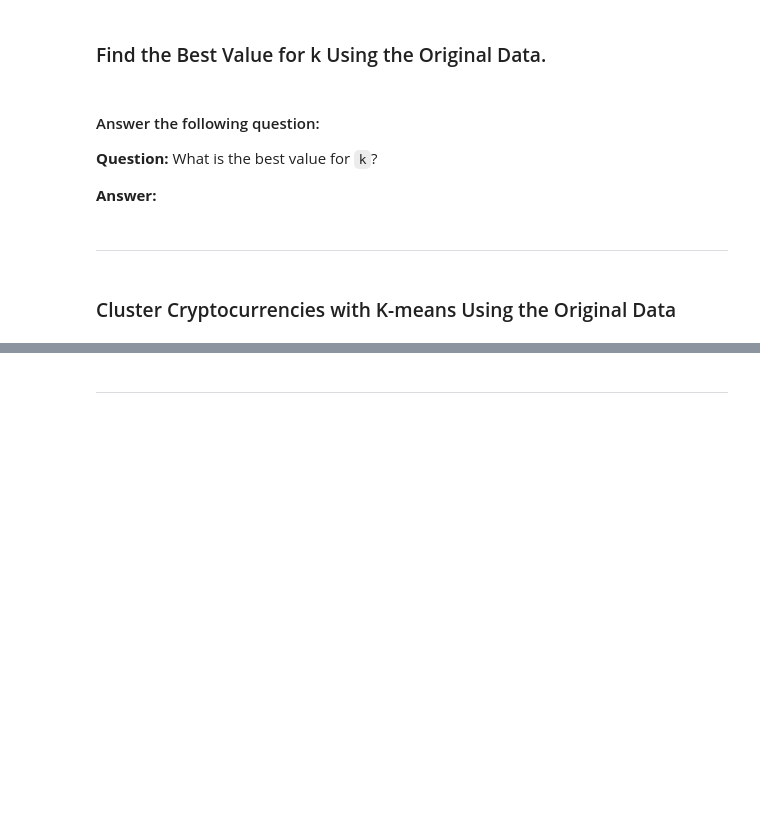
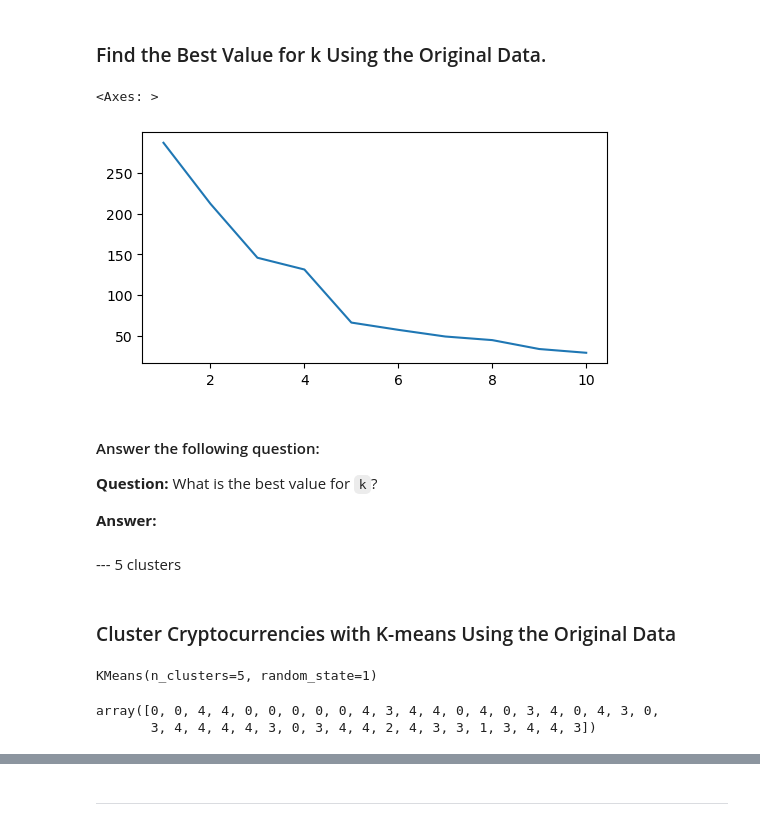
Before and after one commit to adrianfraile95/Crypto_Clustering, a Jupyter notebook: Crypto_Clustering.ipynb, the cells around one changed output, grey strips where cells are left out. Saved outputs shown, nothing was run; the diff lists cells and outputs as text; code cells hidden in the pictures; blank space fills up the shorter version.

```diff
--- a/Crypto_Clustering.ipynb
+++ b/Crypto_Clustering.ipynb
@@ -114,7 +113,11 @@ crypto_scaled
 # Create a list with the number of k-values from 1 to 11
 # %%
 # Create an empty list to store the inertia values
-
+inertia = []
+for k in range(1,11):
+    k_model= KMeans(n_clusters = k, random_state=1, n_init='auto')
+    k_model.fit(crypto_scaled)
+    inertia.append(k_model.inertia_)
 
 # Create a for loop to compute the inertia with each possible value of k
 # Inside the loop:
@@ -123,12 +126,15 @@ crypto_scaled
 # 3. Append the model.inertia_ to the inertia list
 # %%
 # Create a dictionary with the data to plot the Elbow curve
-
-
 # Create a DataFrame with the data to plot the Elbow curve
+elbow_series = pd.Series(inertia, index= range(1,11))
 # %%
 # Plot a line chart with all the inertia values computed with
 # the different values of k to visually identify the optimal value for k.
+elbow_series.plot(figsize=(6,3))
+# %% [output]
+<Axes: >
+[figure, added]
 # %% [markdown]
 #### Answer the following question:
 
@@ -136,7 +142,7 @@ crypto_scaled
 
 **Answer:**
 # %% [markdown]
----
+--- 5 clusters
 # %% [markdown]
 ### Cluster Cryptocurrencies with K-means Using the Original Data
 # %%
@@ -144,9 +151,15 @@ crypto_scaled
 # %%
 # Fit the K-Means model using the scaled data
+model.fit(crypto_scaled)
+# %% [output]
+KMeans(n_clusters=5, random_state=1)
 # %%
 # Predict the clusters to group the cryptocurrencies using the scaled data
-
+model.predict(crypto_scaled)
 
 # Print the resulting array of cluster values.
+# %% [output]
+array([0, 0, 4, 4, 0, 0, 0, 0, 0, 4, 3, 4, 4, 0, 4, 0, 3, 4, 0, 4, 3, 0,
+       3, 4, 4, 4, 4, 3, 0, 3, 4, 4, 2, 4, 3, 3, 1, 3, 4, 4, 3])
 # %%
 # Create a copy of the DataFrame
```
Also changed, not shown: parts of 23 cells of this notebook.
